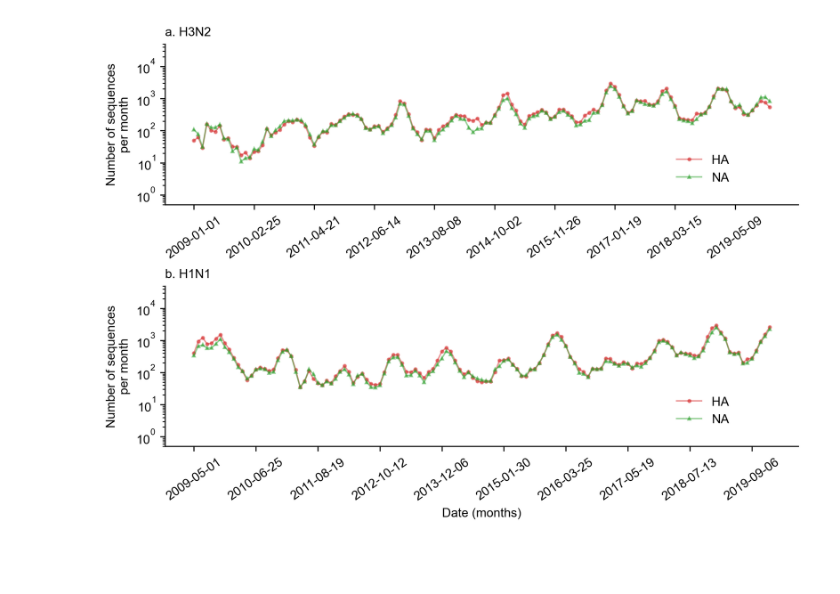
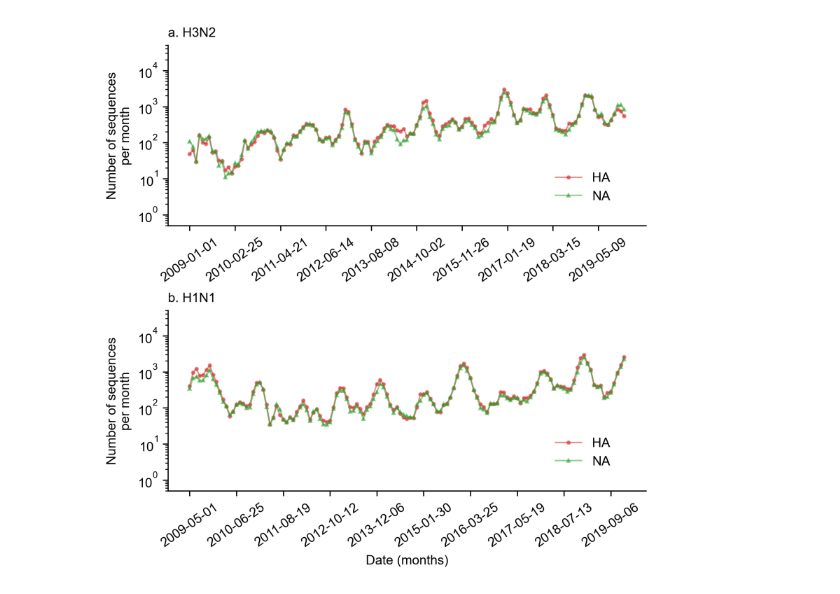
Before and after one commit to bartonlab/paper-influenza-prediction, a Jupyter notebook: notebooks/Fig_numb_seq_per_month_Py.ipynb, the cells around one changed output. Saved outputs shown, nothing was run; the diff lists cells and outputs as text; code cells hidden in the pictures; blank space fills up the shorter version.

```diff
--- a/notebooks/Fig_numb_seq_per_month_Py.ipynb
+++ b/notebooks/Fig_numb_seq_per_month_Py.ipynb
@@ -6,21 +6,6 @@ import matplotlib
 from pathlib import Path
 from matplotlib import rcParams
 import plotting_functions
-# %%
-
-# === Settings ===
-base = 9
-matplotlib.rcParams.update({
-    'font.size': base,
-    'axes.labelsize': base,
-    'axes.titlesize': base,
-    'xtick.labelsize': base,
-    'ytick.labelsize': base,
-    'legend.fontsize': base,
-    'font.family': 'Arial',
-})
-ms = 6
-lw = 2
 # %%
 # ========== Load data ==========
 base_path = "data_Figs/Fig_Number_of_sequences/"
@@ -35,8 +20,7 @@ date_labels_H1N1 = np.loadtxt(base_path + "H1N1/date_labels_H1N1.txt", dtype=str
 # %%
 # ========== Plot parameters ==========
 points_interval = 14
-sizes = (7, 5)  # inches
-fig, axs = plt.subplots(2, 1, figsize=sizes, dpi=300, constrained_layout=True)
+fig, axs = plt.subplots(2, 1, figsize=plotting_functions.get_figsize("square"), dpi=300, constrained_layout=True)
 
 # Colors and markers
 ha_color = "#d62728"   # dark red
@@ -61,31 +45,31 @@ axs[0].spines['left'].set_visible(True)
 axs[0].spines['bottom'].set_visible(True)
 axs[0].set_ylim(0.5, 50000)
 axs[0].grid(False)
 axs[0].set_title("a. H3N2", loc='left')
 
 # Plot H1N1
 axs[1].plot(num_seqs_H1N1_HA, marker=ha_marker, markersize=2, alpha=0.5,
             linewidth=1, color=ha_color, label='HA')
 axs[1].plot(num_seqs_H1N1_NA, marker=na_marker, markersize=2, alpha=0.5,
             linewidth=1, color=na_color, label='NA')
 axs[1].set_yscale('log')
 axs[1].set_ylabel("Number of sequences\nper month")
 axs[1].set_xlabel("Date (months)")
 axs[1].set_xticks(range(0, len(date_labels_H1N1), points_interval))
 axs[1].set_xticklabels(date_labels_H1N1[::points_interval], rotation=35)
 axs[1].tick_params(axis='y')
 axs[1].legend(loc=(0.8, 0.1), frameon=False)
 axs[1].spines['top'].set_visible(False)
 axs[1].spines['right'].set_visible(False)
 axs[1].spines['left'].set_visible(True)
 axs[1].spines['bottom'].set_visible(True)
 axs[1].set_ylim(0.5, 50000)
 axs[1].grid(False)
 axs[1].set_title("b. H1N1", loc='left')
 
 # Optional: Save figure
 #plt.savefig("Number_of_sequences_per_month_both_subtypes.pdf")
 
 plt.show()
 # %% [output]
-[figure, old version]
+[figure, new version]
```
Also changed, not shown: 12 other files.
